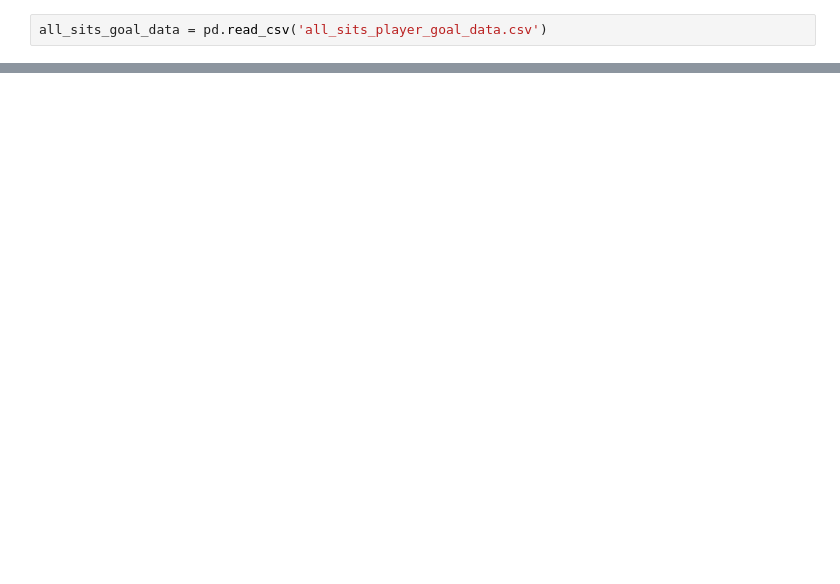
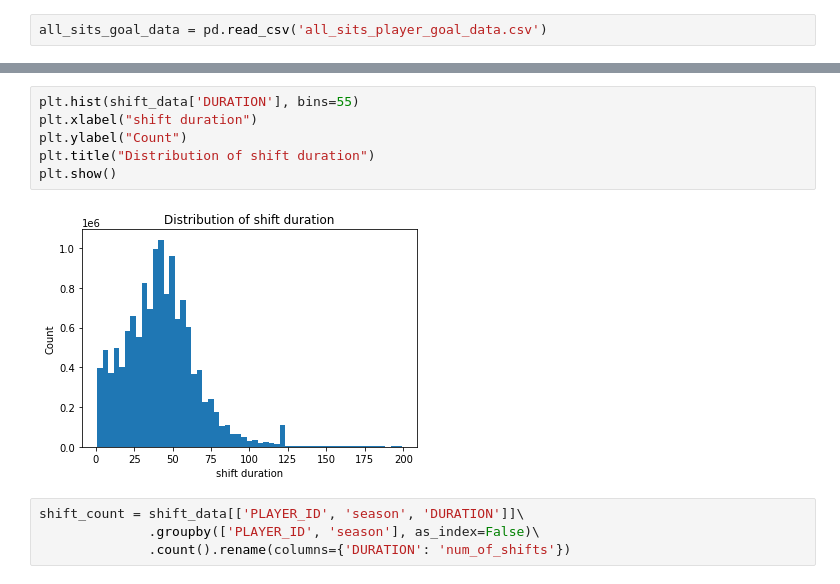
Before and after one commit to mcbarlowe/nhl_analysis, a Jupyter notebook: Predicting NHL Goals with Bayesian Methods.ipynb, the cells around one changed output, grey strips where cells are left out. Saved outputs shown, nothing was run; the diff lists cells and outputs as text; blank space fills up the shorter version.

```diff
--- a/Predicting NHL Goals with Bayesian Methods.ipynb
+++ b/Predicting NHL Goals with Bayesian Methods.ipynb
@@ -9 +92,13 @@ all_sits_goal_data = pd.read_csv('all_sits_player_goal_data.csv')
+# %%
+plt.hist(shift_data['DURATION'], bins=55)
+plt.xlabel("shift duration")
+plt.ylabel("Count")
+plt.title("Distribution of shift duration")
+plt.show()
+# %% [output]
+[figure, added]
+# %%
+shift_count = shift_data[['PLAYER_ID', 'season', 'DURATION']]\
+              .groupby(['PLAYER_ID', 'season'], as_index=False)\
+              .count().rename(columns={'DURATION': 'num_of_shifts'})
 # %%
```
Also changed, not shown: parts of 16 cells of this notebook, 2 other files.
